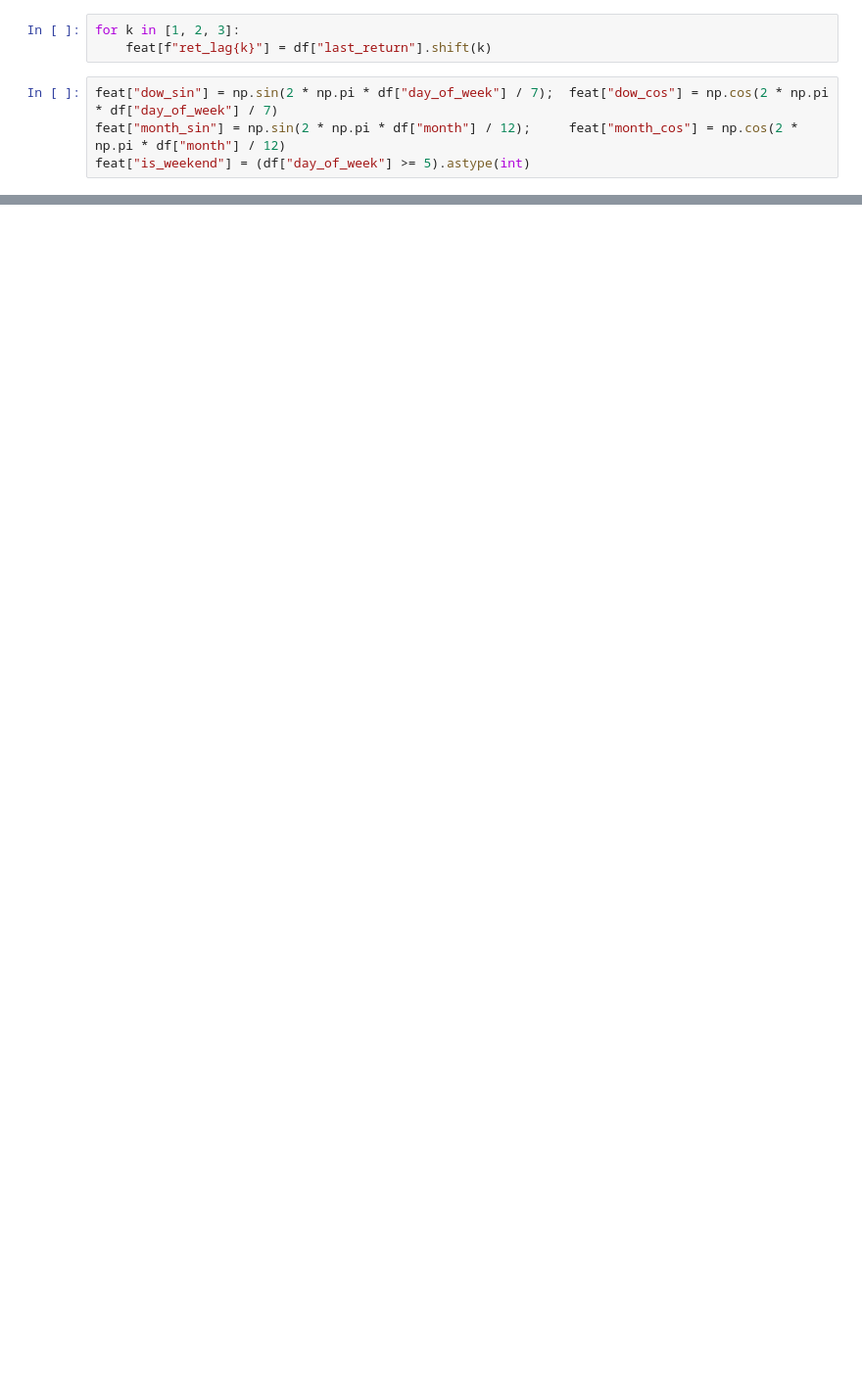
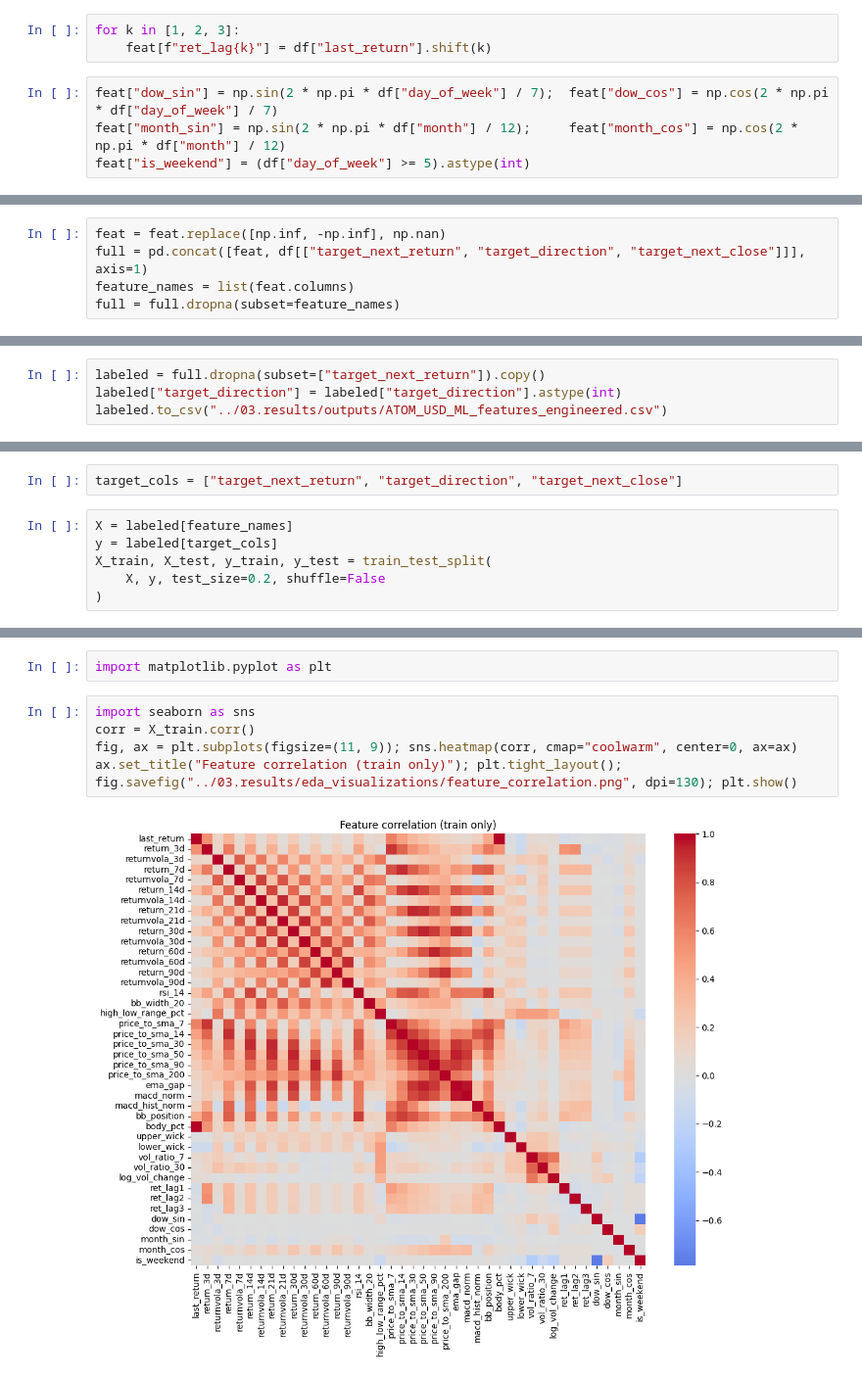
Before and after one commit to FaijAhamed-ML/ATOM-USDT-CRYPTOCURRENCY-ML-MODEL-PREDICTION, a Jupyter notebook: 02.notebook/02.feature_Engineering.ipynb, the cells around one changed output, grey strips where cells are left out. Shown at 98% size. Cells and saved outputs as stored; diff of their text form; blank space fills up the shorter version.

```diff
--- a/02.notebook/02.feature_Engineering.ipynb
+++ b/02.notebook/02.feature_Engineering.ipynb
@@ -56,0 +61,5 @@ feat["is_weekend"] = (df["day_of_week"] >= 5).astype(int)
+# %%
+feat = feat.replace([np.inf, -np.inf], np.nan)
+full = pd.concat([feat, df[["target_next_return", "target_direction", "target_next_close"]]], axis=1)
+feature_names = list(feat.columns)
+full = full.dropna(subset=feature_names)
@@ -56,0 +69,4 @@ feat["is_weekend"] = (df["day_of_week"] >= 5).astype(int)
+# %%
+labeled = full.dropna(subset=["target_next_return"]).copy()
+labeled["target_direction"] = labeled["target_direction"].astype(int)
+labeled.to_csv("../03.results/outputs/ATOM_USD_ML_features_engineered.csv")
@@ -56,0 +91,8 @@ feat["is_weekend"] = (df["day_of_week"] >= 5).astype(int)
+# %%
+target_cols = ["target_next_return", "target_direction", "target_next_close"]
+# %%
+X = labeled[feature_names]
+y = labeled[target_cols]
+X_train, X_test, y_train, y_test = train_test_split(
+    X, y, test_size=0.2, shuffle=False
+)
@@ -56,0 +115,9 @@ feat["is_weekend"] = (df["day_of_week"] >= 5).astype(int)
+# %%
+import matplotlib.pyplot as plt
+# %%
+import seaborn as sns
+corr = X_train.corr()
+fig, ax = plt.subplots(figsize=(11, 9)); sns.heatmap(corr, cmap="coolwarm", center=0, ax=ax)
+ax.set_title("Feature correlation (train only)"); plt.tight_layout(); fig.savefig("../03.results/eda_visualizations/feature_correlation.png", dpi=130); plt.show()
+# %% [output]
+[figure, added]
```
Also changed, not shown: parts of 12 cells of this notebook, 8 other files.
